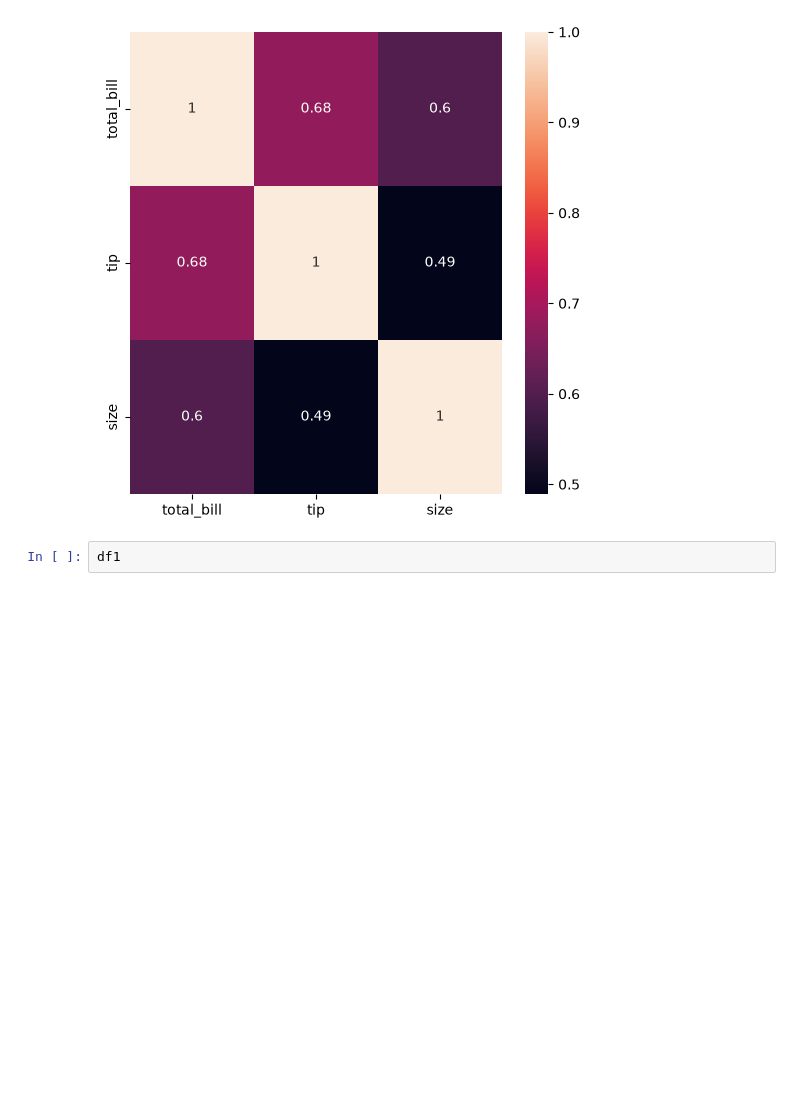
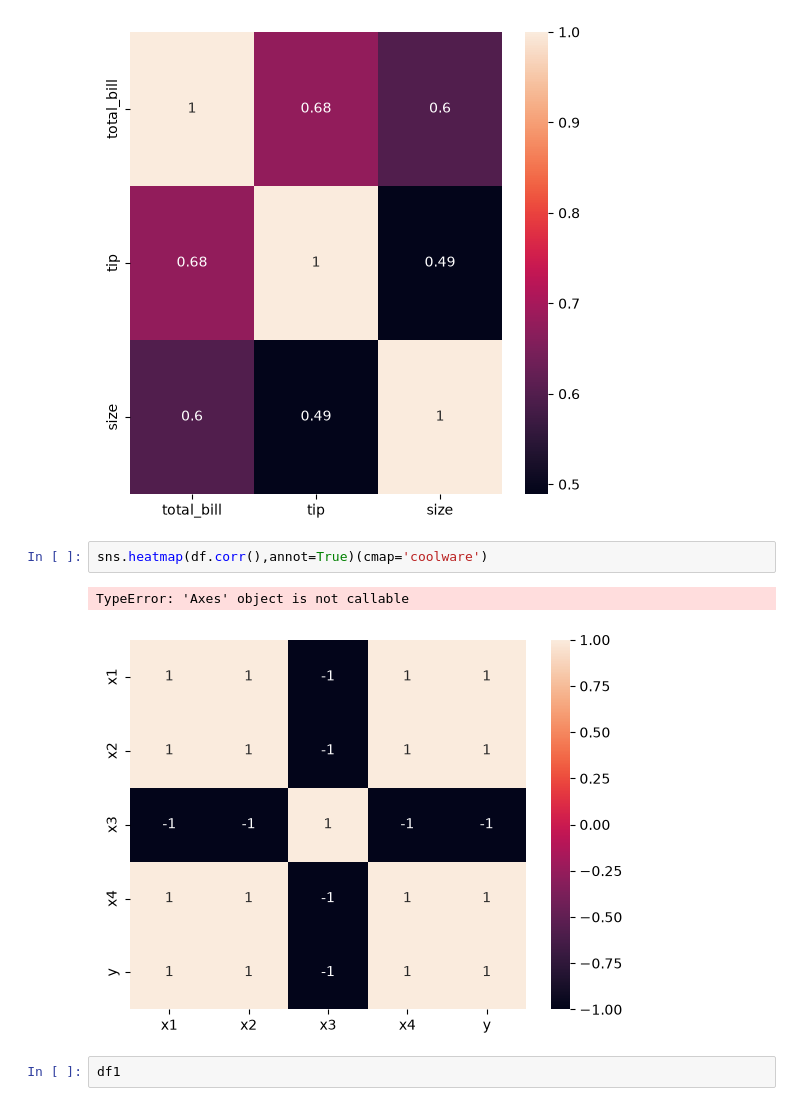
Before and after one commit to salonirajput0098-sudo/Machine_Learning, a Jupyter notebook: 2nd_class.ipynb, the cells around one changed output. Cells and saved outputs as stored; diff of their text form; blank space fills up the shorter version.

```diff
--- a/2nd_class.ipynb
+++ b/2nd_class.ipynb
@@ -103,6 +103,11 @@ sns.heatmap(df1.corr(),annot=True)(cmap='coolware')
 # %% [output]
 TypeError: 'Axes' object is not callable
 [figure]
+# %%
+sns.heatmap(df.corr(),annot=True)(cmap='coolware')
+# %% [output]
+TypeError: 'Axes' object is not callable
+[figure, added]
 # %%
 df1
 # %% [output]
```
